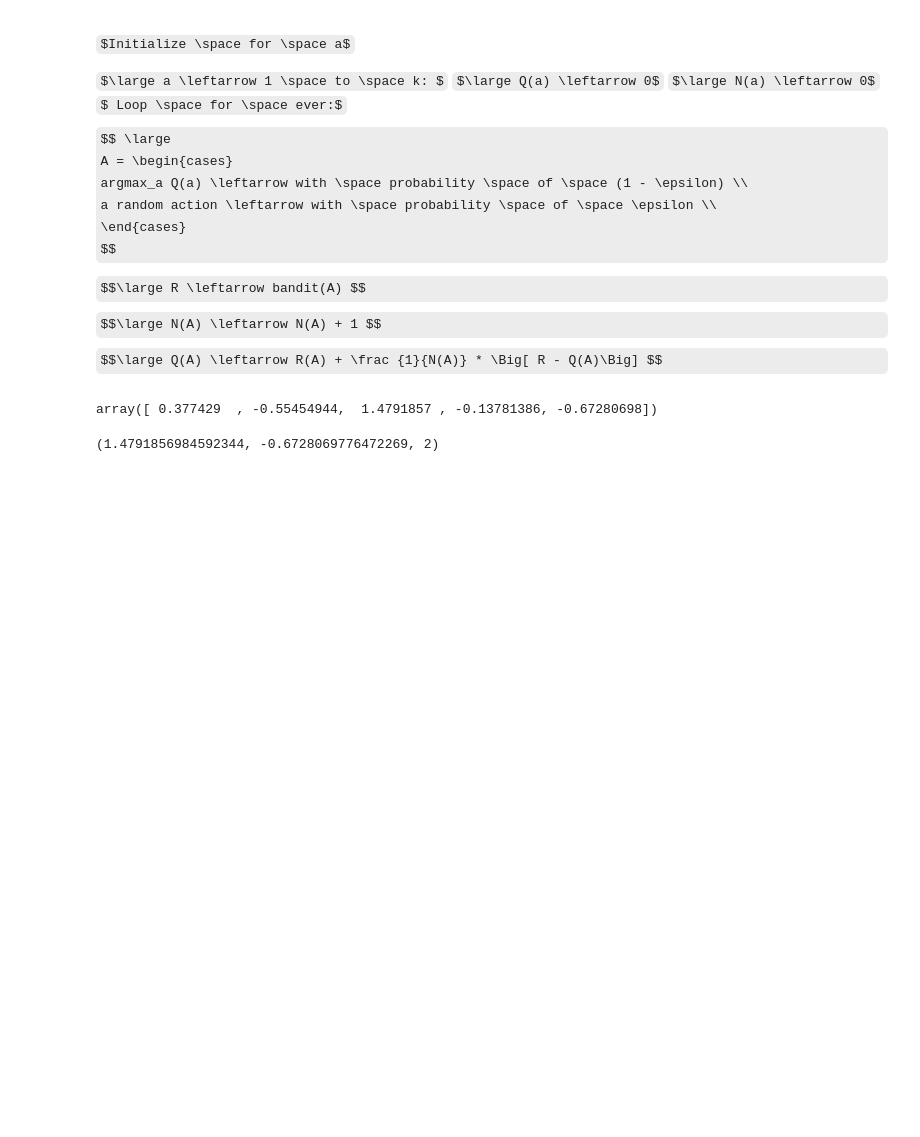
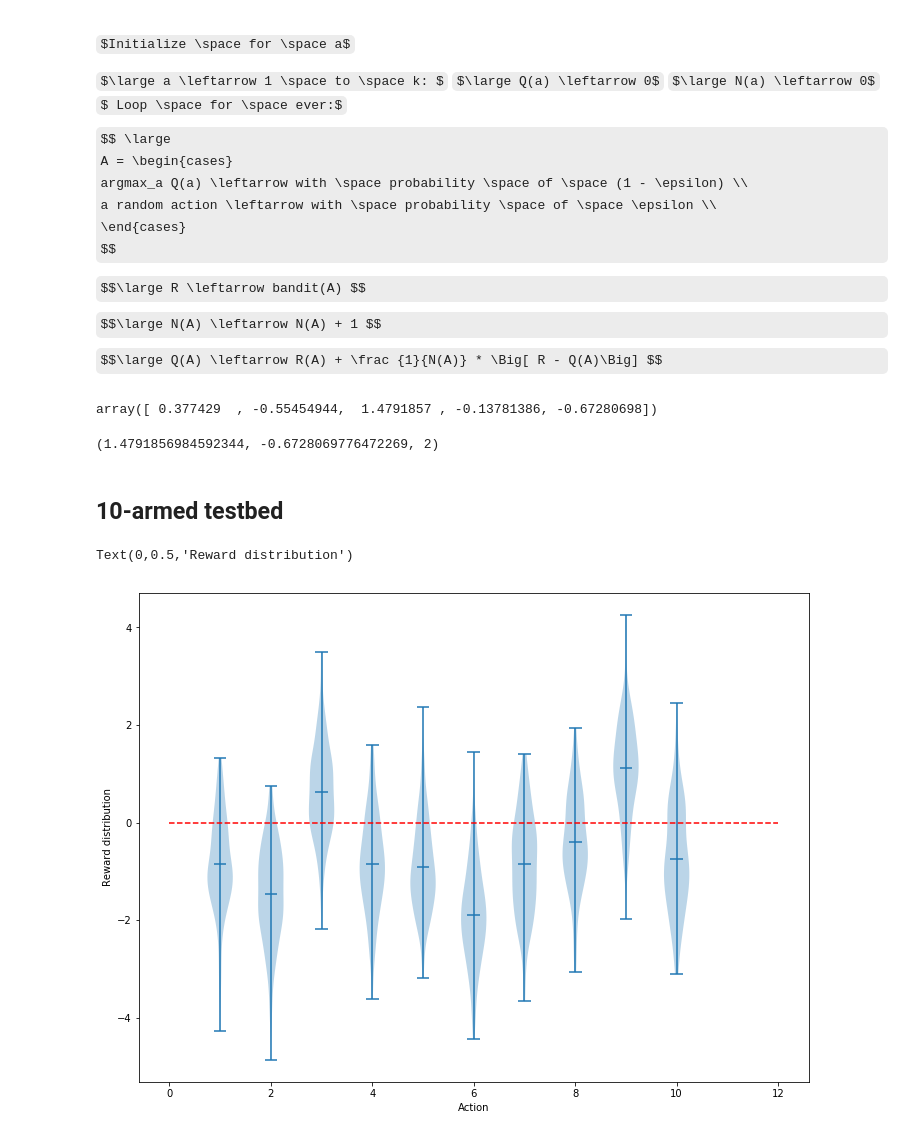
Before and after one commit to Santhosh-KS/learnings, a Jupyter notebook: pytorch/notebooks/SimpleMultiArmBanditAlgorithm.ipynb, the cells around one changed output. Saved outputs shown, nothing was run; the diff lists cells and outputs as text; code cells hidden in the pictures; some formulas as TeX source; blank space fills up the shorter version.

```diff
--- a/pytorch/notebooks/SimpleMultiArmBanditAlgorithm.ipynb
+++ b/pytorch/notebooks/SimpleMultiArmBanditAlgorithm.ipynb
@@ -49,3 +49,14 @@ array([ 0.377429  , -0.55454944,  1.4791857 , -0.13781386, -0.67280698])
 Q.max(),Q.min(),Q.argmax()
 # %% [output]
 (1.4791856984592344, -0.6728069776472269, 2)
+# %% [markdown]
+## 10-armed testbed
+# %%
+plt.figure(figsize=(12,9))
+plt.violinplot(dataset=np.random.randn(200,10) + np.random.randn(10), showmeans=True)
+plt.hlines(0,0,12,colors='r',linestyles='dashed')
+plt.xlabel("Action")
+plt.ylabel("Reward distribution")
+# %% [output]
+Text(0,0.5,'Reward distribution')
+[figure, added]
```
Also changed, not shown: 2 other files.
